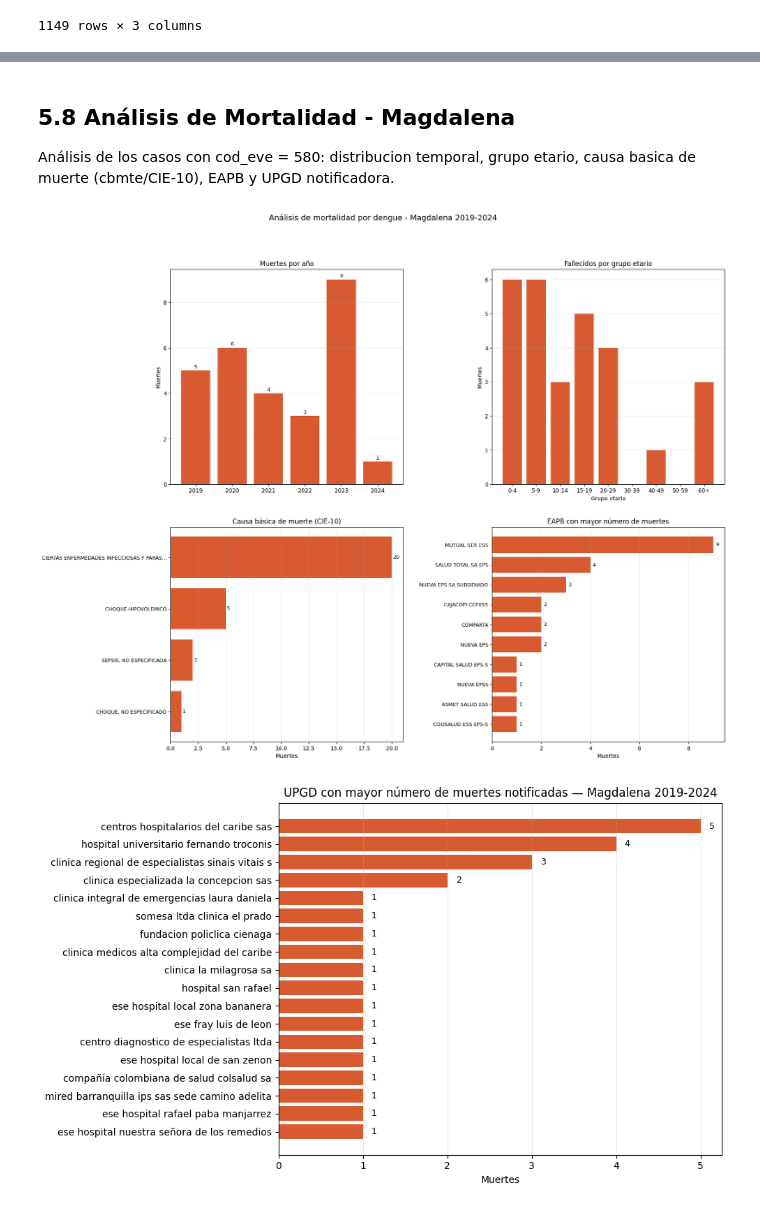
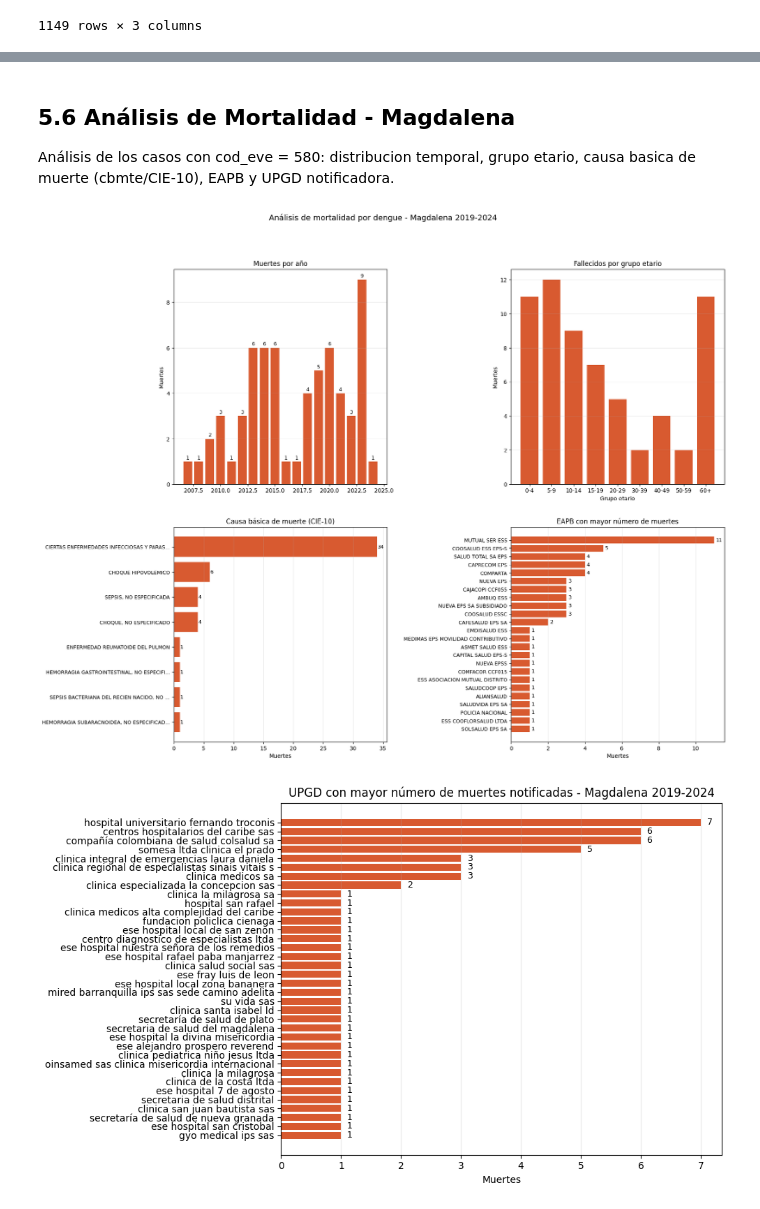
Before and after one commit to Edmh1/dengue-surveillance-magdalena, a Jupyter notebook: notebooks/01_dengue_eda.ipynb, the cells around one changed output, grey strips where cells are left out. Drawn from its saved outputs; the diff is of its cells as text; code cells hidden in the pictures.

```diff
--- a/notebooks/01_dengue_eda.ipynb
+++ b/notebooks/01_dengue_eda.ipynb
@@ -121,7 +123,7 @@ DIR_RAW      = PROJECT_ROOT / "data/raw"
 DIR_MAPPINGS = PROJECT_ROOT / "data/external/mappings"
 DIR_LOOKUP   = PROJECT_ROOT / "data/external/lookup"
 DIR_FIGURAS  = PROJECT_ROOT / "outputs/figures/eda"
-PARQUET_CACHE = PROJECT_ROOT / "data/interim/sivigila_raw_2019_2024.parquet"
+PARQUET_CACHE = PROJECT_ROOT / "data/interim/sivigila_raw_2007_2024.parquet"
 DIR_FIGURAS.mkdir(parents=True, exist_ok=True)
 
 from dengue.loader import cargar_sivigila
@@ -749,8 +764,8 @@ Se eliminan variables en dos bloques. El primero agrupa variables sin valor anal
 | EDAD, UNI_MED | Reemplazadas por edad_anios normalizada; se descartan después del paso 4.3 |
 # %%
 cols_descartar = [
-    "CONSECUTIVE", "consecutive_origen", "CONSECUTIVE_12", "Partición" ,"COD_SUB", "COD_PRE",
-    "GRU_POB", "FEC_ARC_XL", "FEC_AJU",
+    "CONSECUTIVE", "CONSECUTIVE2" ,"consecutive_origen", "CONSECUTIVE_12", "Partición", "Particion", "Separación" ,"COD_EVE.1" ,"COD_SUB", "COD_PRE",
+    "FEC_ARC_XL", "FEC_AJU",
     "FM_FUERZA", "FM_UNIDAD", "FM_GRADO",
     "va_sispro", "CER_DEF",
     "nombre_nacionalidad",
@@ -1014,6 +1031,17 @@ cie10 = (
 paises = pd.read_excel(DIR_MAPPINGS / "paises.xlsx", dtype=str)
 paises = paises[["codnumpais", "pais"]].drop_duplicates()
 
+# Grupos etnicos (codigo de 3 digitos, ej. "005")
+gruposetnicos = (
+    pd.read_excel(DIR_MAPPINGS / "gruposetnicos.xlsx", dtype=str)
+    [["cod_grupo", "nom_grupo"]]
+    .assign(
+        cod_grupo=lambda d: d["cod_grupo"].astype(str).str.strip().str.zfill(3),
+        nom_grupo=lambda d: d["nom_grupo"].astype(str).str.strip().str.lower()
+    )
+    .drop_duplicates(subset="cod_grupo", keep="first")
+)
+
 print("Tablas de referencia cargadas:")
 print(f"  DIVIPOLA departamentos: {len(dptos_dv)} filas")
 print(f"  DIVIPOLA municipios:    {len(muns_dv)} filas")
@@ -1022,6 +1050,7 @@ print(f"  Ocupaciones:            {len(ocupaciones)} filas")
 print(f"  Aseguradoras:           {len(aseguradoras)} filas")
 print(f"  CIE-10:                 {len(cie10)} filas")
 print(f"  Paises:                 {len(paises)} filas")
+print(f"  Grupos etnicos:         {len(gruposetnicos)} filas")
 # %% [output]
 *** No CODEPAGE record, no encoding_override: will use 'iso-8859-1'
 Tablas de referencia cargadas:
@@ -1108,4 +1140,27 @@ print(f"Columnas finales:  {df_clean.shape[1]}")
 for col in ["nom_dpto_o", "nom_mun_o", "nom_pais_o", "nom_ocupacion", "nom_ase", "nom_cbmte"]:
     n = df_clean[col].isna().sum()
     print(f"  {col}: {n:,} nulos ({n/len(df_clean)*100:.2f}%)")
+
+# consolidacion nom_grupo / gru_pob (mismo dato, dos formatos, mutuamente excluyentes)
+n_nom_grupo_antes = df_clean["nom_grupo"].notna().sum()
+n_gru_pob = df_clean["gru_pob"].notna().sum()
+
+cod_gru_pob = df_clean["gru_pob"].astype(str).str.strip().str.zfill(3)
+mapeo_grupo = cod_gru_pob.map(gruposetnicos.set_index("cod_grupo")["nom_grupo"])
+
+n_sin_mapeo = df_clean["gru_pob"].notna().sum() - mapeo_grupo[df_clean["gru_pob"].notna()].notna().sum()
+assert n_sin_mapeo == 0, f"Hay {n_sin_mapeo} codigos de gru_pob sin equivalencia en gruposetnicos"
+
+sin_nom_grupo = df_clean["nom_grupo"].isna()
+df_clean.loc[sin_nom_grupo, "nom_grupo"] = mapeo_grupo[sin_nom_grupo]
+
+df_clean = df_clean.drop(columns=["gru_pob"])
+
+n_nom_grupo_despues = df_clean["nom_grupo"].notna().sum()
+assert n_nom_grupo_despues == n_nom_grupo_antes + n_gru_pob, (
+    f"Conteo inesperado tras consolidar nom_grupo: {n_nom_grupo_despues:,} "
+    f"vs esperado {n_nom_grupo_antes + n_gru_pob:,}"
+)
+print(f"\nnom_grupo consolidado: {n_nom_grupo_despues:,} no nulos "
+      f"({n_nom_grupo_antes:,} originales + {n_gru_pob:,} mapeados desde gru_pob)")
 # %% [output]
@@ -2151,5 +1678,5 @@ vigilancia intensificada y las investigaciones aportaron menos del 0,5% en conju
 # %% [markdown]
-## 5.8 Análisis de Mortalidad - Magdalena
+## 5.6 Análisis de Mortalidad - Magdalena
 
 Análisis de los casos con cod_eve = 580: distribucion temporal, grupo etario, causa basica de muerte (cbmte/CIE-10), EAPB y UPGD notificadora.
 # %%
@@ -2163,7 +1690,7 @@ labels = ["0-4", "5-9", "10-14", "15-19", "20-29", "30-39", "40-49", "50-59", "6
 mag_580["grupo_etario"] = pd.cut(mag_580["edad_anios"], bins=bins, labels=labels, right=False)
 
 fig, axes = plt.subplots(2, 2, figsize=(18, 14))
-fig.suptitle("Análisis de mortalidad por dengue - Magdalena 2019-2024", fontsize=14, y=1.01)
+fig.suptitle("Análisis de mortalidad por dengue - Magdalena 2007-2024", fontsize=14, y=1.01)
 axes = axes.flatten()
 
 # Muertes por año
@@ -2193,34 +1720,34 @@ axes[2].grid(axis="x", alpha=0.3)
 axes[2].tick_params(axis="y", labelsize=9)
 for i, v in enumerate(cbmte_counts.values):
     axes[2].text(v + 0.1, i, str(v), va="center", fontsize=9)
 
 # EAPB
 ase_counts = mag_580["nom_ase"].value_counts().sort_values()
 axes[3].barh(ase_counts.index, ase_counts.values, color="#D85A30")
 axes[3].set_title("EAPB con mayor número de muertes")
 axes[3].set_xlabel("Muertes")
 axes[3].grid(axis="x", alpha=0.3)
 axes[3].tick_params(axis="y", labelsize=9)
 for i, v in enumerate(ase_counts.values):
     axes[3].text(v + 0.1, i, str(v), va="center", fontsize=9)
 
 plt.tight_layout(pad=3.0)
 plt.savefig(DIR_FIGURAS / "mortalidad.png", dpi=150, bbox_inches="tight")
 plt.show()
 
 # UPGD
 fig, ax = plt.subplots(figsize=(10, 6))
 upgd_counts = mag_580["nom_upgd"].value_counts().sort_values()
 ax.barh(upgd_counts.index, upgd_counts.values, color="#D85A30") #type: ignore
-ax.set_title("UPGD con mayor número de muertes notificadas - Magdalena 2019-2024")
+ax.set_title("UPGD con mayor número de muertes notificadas - Magdalena 2007-2024")
 ax.set_xlabel("Muertes")
 ax.grid(axis="x", alpha=0.3)
 for i, v in enumerate(upgd_counts.values):
     ax.text(v + 0.1, i, str(v), va="center", fontsize=9)
 plt.tight_layout()
 plt.savefig(DIR_FIGURAS / "mortalidad_upgd.png", dpi=150, bbox_inches="tight")
 plt.show()
 # %% [output]
-[figure, old version]
+[figure, new version]
-[figure, old version]
+[figure, new version]
 # %% [markdown]
```
Also changed, not shown: parts of 71 cells of this notebook, 10 other files.
